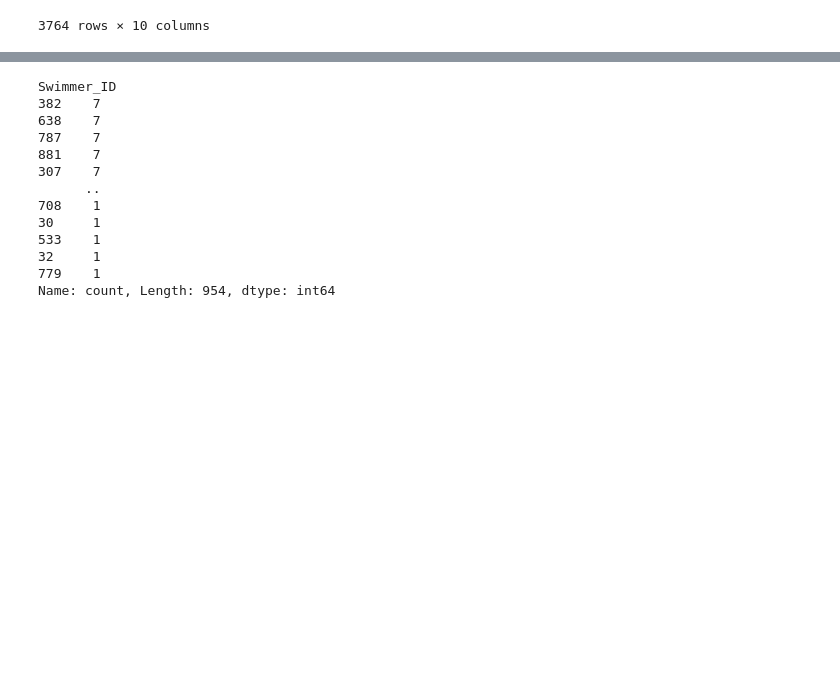
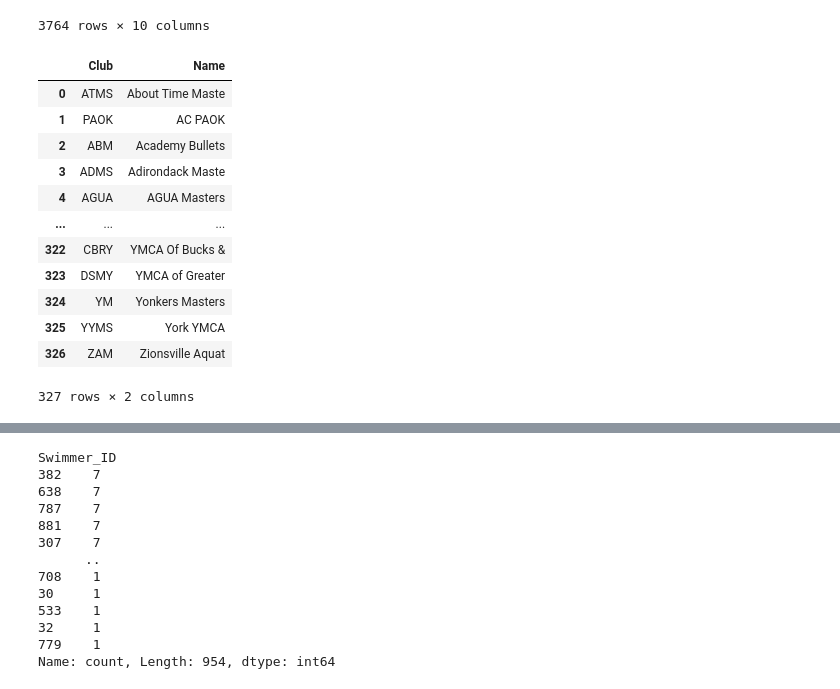
Before and after one commit to ZlataSparrow/An-Introduction-to-Statistical-Learning-Python, a Jupyter notebook: notebook/notebook_1.ipynb, the cells around one changed output, grey strips where cells are left out. Cells and saved outputs as stored; diff of their text form; code cells hidden in the pictures; blank space fills up the shorter version.

```diff
--- a/notebook/notebook_1.ipynb
+++ b/notebook/notebook_1.ipynb
@@ -330,4 +330,21 @@ Men_data
 3764 rows × 10 columns
 # %%
 clubs = pd.read_csv("/workspaces/An-Introduction-to-Statistical-Learning-Python/data/clubsTable.csv")
+clubs = clubs.rename(columns={"Abbr": "Club"})
+clubs = clubs[['Club', 'Name']]
+clubs
+# %% [output]
+|  | Club | Name |
+| 0 | ATMS | About Time Maste |
+| 1 | PAOK | AC PAOK |
+| 2 | ABM | Academy Bullets |
+| 3 | ADMS | Adirondack Maste |
+| 4 | AGUA | AGUA Masters |
+| ... | ... | ... |
+| 322 | CBRY | YMCA Of Bucks & |
+| 323 | DSMY | YMCA of Greater |
+| 324 | YM | Yonkers Masters |
+| 325 | YYMS | York YMCA |
+| 326 | ZAM | Zionsville Aquat |
+327 rows × 2 columns
 # %%
```
Also changed, not shown: parts of 3 cells of this notebook.
